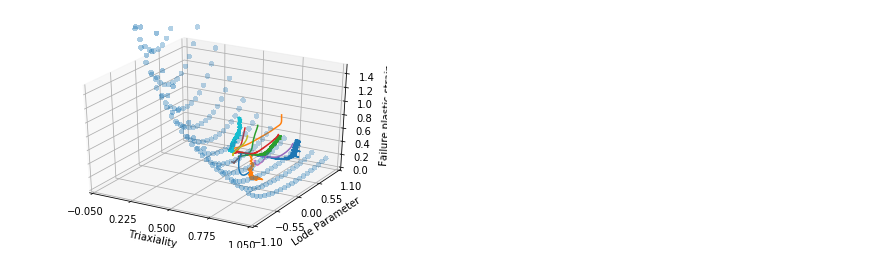
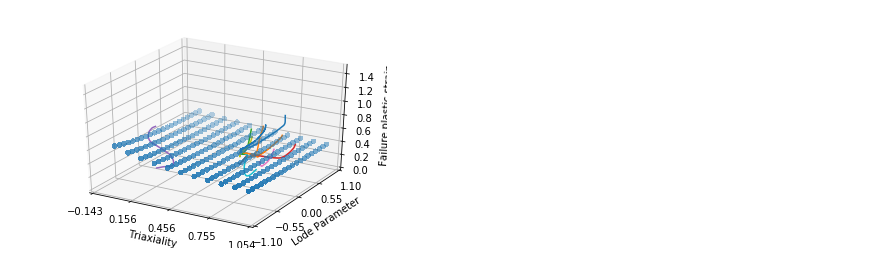
Before and after one commit to AaronGe88inTHU/pyMaterialTestsProcess, a Jupyter notebook: ExperimentProcess/GISSIMO/MMM.ipynb, the cells around one changed output. Cells and saved outputs as stored; diff of their text form; code cells hidden in the pictures.

```diff
--- a/ExperimentProcess/GISSIMO/MMM.ipynb
+++ b/ExperimentProcess/GISSIMO/MMM.ipynb
@@ -145,6 +173,7 @@ def MMCSurface(*param):
     return etaX, thetaY, epsilon
 # %%
 from scipy import optimize
+
 
 def testResultsAcc(param, tests):
     """
@@ -165,9 +194,6 @@ def testResulsUsingFractureStrain(param, tests):
     #epsTest = tests[:, -1, 2].reshape(-1,1)
     return epsMMC
 
-
-
-
 def errAcc(param, x, y):
     A, n, c1, c2 = param
     #print(Paramters.A, Paramters.n)
@@ -177,13 +203,16 @@ def errFractureStrain(param, x, y):
     epsMMC = testResulsUsingFractureStrain(param, x)
     epsTest = np.array([test[-1, 2] for test in x]).reshape(-1,1)
     #print((epsMMC-epsTest).T)
+    #print(epsMMC-epsTest.T[0])
     return (epsMMC - epsTest).T[0]
+    #return np.sum((epsMMC - epsTest).T[0] ** 2)
 
 def fitModelUsingFractureStrain(tests):
     targets = np.ones([tests.shape[0]])
     #result = testResults(tests,(996.68, 0.026, 0.1, 500))
-    res = optimize.least_squares(errFractureStrain, (500, 0.1, .1, 600), args=(tests, targets))
-
+    #res = optimize.differential_evolution(errFractureStrain,bounds=([0,5000],[0,100],[0, 100],[0, 10000]), args=(tests, targets))
+    #res0 = (2000, 0.1, .1, 6000)
+    res = optimize.least_squares(errFractureStrain, x0=(2000, 0.1, .1, 6000), bounds=([0,0,0,0],[10000, 100,1000,10000]), args=(tests, targets))
     #print(err(res[0], tests, targets))
     #indicators = testResults(tests, (96.68, 0.02772, res[0][0], res[0][1]))
     #Aprint(func((996.68, 0.02772,res[0][0], res[0][1]), tests))
@@ -192,7 +221,7 @@ def fitModelUsingFractureStrain(tests):
 def fitDamageAcc(tests, res0):
     targets = np.ones([tests.shape[0]])
     #result = testResults(tests,(996.68, 0.026, 0.1, 500))
-    res = optimize.least_squares(errAcc, res0, args=(tests, targets))
+    res = optimize.least_squares(errAcc, res0, bounds=([0,0,0,0],[10000, 100,1000,10000]), args=(tests, targets))
 
     #print(err(res[0], tests, targets))
     #indicators = testResults(tests, (96.68, 0.02772, res[0][0], res[0][1]))
@@ -221,0 +230,6 @@ resUsingFractureStrain
+# %%
+print(tests.shape)
+tests = tests#[(0,1,2,3,4,5,6,7,8,10,11,12),]
+resUsingFractureStrain = fitModelUsingFractureStrain(tests)
+resUsingFractureStrain.x, resUsingFractureStrain.fun
+resUsingFractureStrain
@@ -243,23 +276,4 @@ resAcc
 # %%
-def planeStressMMC(model, param):
-    points = []
-    for sigma1 in np.range(0, 1.1, 0.1):
-        sigma2 = 0
-        while True:
-            pressure = (sigma2 + sigma1) / 3
-            mises = np.sqrt(((sigma1-sigma2) ** 2 + sigma2 ** 2 + sigma1 ** 2)/2)
-            tri = pressure / mises
-            lp = (2 * sigma2 - sigma1) / sigma1
-            points.append(tri, lp)
-            sigma2 = sigma2 + 0.1
-            if(sigma2 > sigma1):
-                break
-    triLp = np.array(points)
-    strain = model(triLp[:, 0], triLp[:, 1], param)
-
-    return np.hstack([triLp, strain]).reshape(-1,1)
-line = planeStressMMC(simplifiedMMC, resAcc)
-
 def showFigure(faiureSurface, tests):
     XX, YY, zz = faiureSurface
     fig = plt.figure()
@@ -274,8 +288,7 @@ def showFigure(faiureSurface, tests):
     for test in tests:
         xx, yy, zz = test[:, 0], test[:, 1], test[:, 2]
         ax.plot(xx, yy, zz)#, cmap=cm.coolwarm,linewidth=0, antialiased=False)
-    global line
-    ax.plot(line[:, 0], )
+
     ax.xaxis.set_major_locator(LinearLocator(5))
     ax.yaxis.set_major_locator(LinearLocator(5))
     ax.set_xlabel('Triaxiality')
@@ -285,8 +298,8 @@ def showFigure(faiureSurface, tests):
     #ax.zaxis.set_major_formatter(FormatStrFormatter('%.02f')
     plt.show()
 # %%
-a, b , c, d = resAcc.x[:]
+a, b , c, d = resUsingFractureStrain.x[:]
 failureSurface = MMCSurface(a, b, c,d)
 showFigure(failureSurface, tests)
 # %% [output]
-[figure, old version]
+[figure, new version]
```
Also changed, not shown: parts of 11 cells of this notebook, 12 other files.
